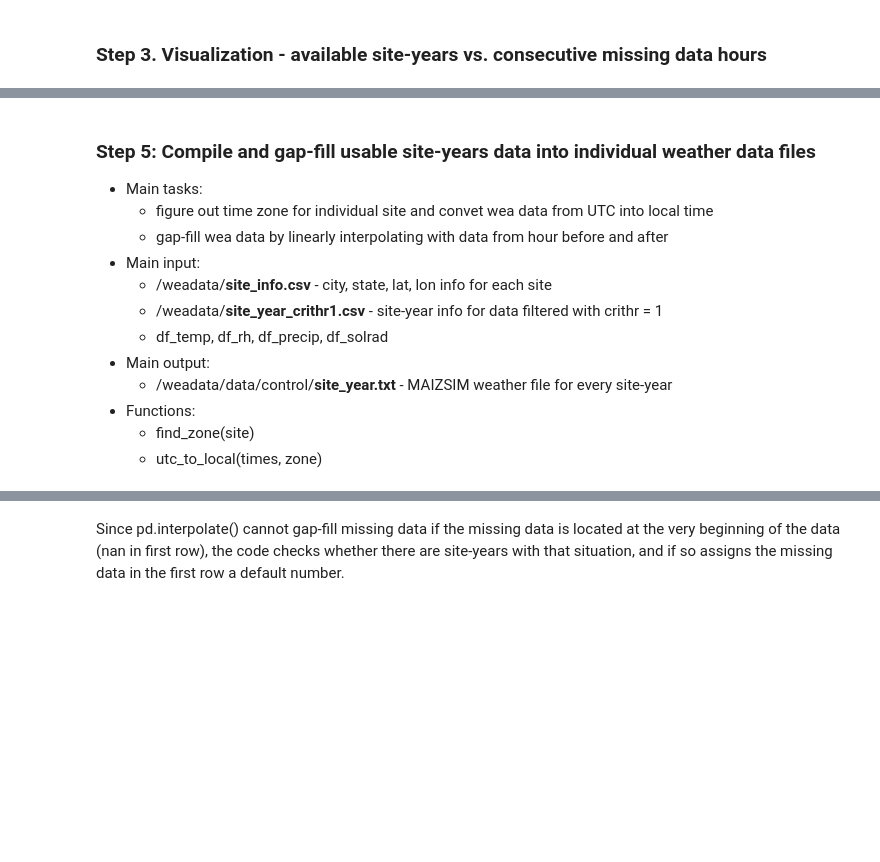
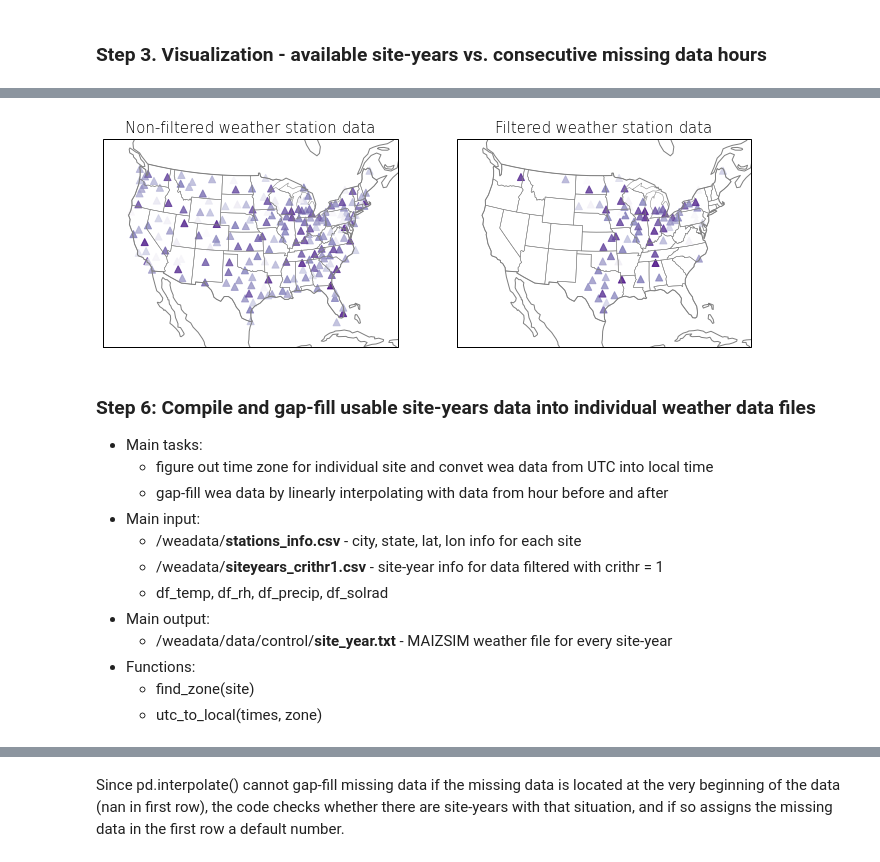
Before and after one commit to jennhsiao/upscale, a Jupyter notebook: notebooks/weafile_process.ipynb, the cells around one changed output, grey strips where cells are left out. Saved outputs shown, nothing was run; the diff lists cells and outputs as text; code cells hidden in the pictures; blank space fills up the shorter version.

```diff
--- a/notebooks/weafile_process.ipynb
+++ b/notebooks/weafile_process.ipynb
@@ -180,0 +340,12 @@ df_numofyears = df_numofyears.reset_index().iloc[:, 1:3]
+# %%
+# filter
+df_filtered = df_summary[(df_summary.area > 50000) & (df_summary.perct_irri < 10)]
+# Mueller & Butler (2018) - 'counties with >10% of their harvested areas irrigated according to the four 1997-2012 census
+# are removed from the anlaysis, as they are known to be significantly less sensitive to temperature.'
+
+# how many site-years left?
+print('prior:', sum(df_summary.years.astype(int)))
+print('after filtering:', sum(df_filtered.years.astype(int)))
+
+# store final filtered site info
+#df_filtered.to_csv('/home/disk/eos8/ach315/upscale/weadata/sites_filtered_crithr1.csv')
@@ -181,11 +364,47 @@ df_numofyears = df_numofyears.reset_index().iloc[:, 1:3]
+# %%
+# creating map with weather station sites only
+from palettable.colorbrewer.sequential import Purples_9
+
+# sites not filtered
+fig = plt.figure(figsize=(10, 5))
+ax1 = fig.add_subplot(1,2,1,
+                      projection=ccrs.AlbersEqualArea(
+                          central_latitude=39.5, central_longitude=-98.35))
+ax1.set_extent([-123, -72, 19, 53])
+ax1.scatter(df_summary.lon.astype(float), df_summary.lat.astype(float),
+            transform=ccrs.PlateCarree(), s=50, marker='^',
+            c=df_summary.years.astype(float), cmap=Purples_9.mpl_colormap, alpha=0.8)
+ax1.add_feature(cfeature.BORDERS, edgecolor='grey')
+ax1.add_feature(cfeature.COASTLINE, edgecolor='grey')
+ax1.add_feature(cfeature.STATES, edgecolor='grey', linewidth=0.5)
+ax1.set_title('Non-filtered weather station data', fontweight='light', fontsize=15)
+
+
+# sites filtered
+ax2 = fig.add_subplot(1,2,2,
+                      projection=ccrs.AlbersEqualArea(
+                          central_latitude=39.5, central_longitude=-98.35))
+ax2.set_extent([-123, -72, 19, 53])
+ax2.scatter(df_filtered.lon.astype(float), df_filtered.lat.astype(float),
+            transform=ccrs.PlateCarree(), s=50, marker='^',
+            c=df_filtered.years.astype(float), cmap=Purples_9.mpl_colormap, alpha=0.8)
+
+ax2.add_feature(cfeature.BORDERS, edgecolor='grey')
+ax2.add_feature(cfeature.COASTLINE, edgecolor='grey')
+ax2.add_feature(cfeature.STATES, edgecolor='grey', linewidth=0.5)
+ax2.set_title('Filtered weather station data', fontweight='light', fontsize=15)
+
+fig.subplots_adjust(left=0.05, bottom=0, right=0.95, top=1)
+# %% [output]
+[figure, added]
 # %% [markdown]
-### Step 5: Compile and gap-fill usable site-years data into individual weather data files
+### Step 6: Compile and gap-fill usable site-years data into individual weather data files
 - Main tasks:
     - figure out time zone for individual site and convet wea data from UTC into local time
     - gap-fill wea data by linearly interpolating with data from hour before and after
 - Main input:
-    - /weadata/**site_info.csv** - city, state, lat, lon info for each site
-    - /weadata/**site_year_crithr1.csv** - site-year info for data filtered with crithr = 1
+    - /weadata/**stations_info.csv** - city, state, lat, lon info for each site
+    - /weadata/**siteyears_crithr1.csv** - site-year info for data filtered with crithr = 1
     - df_temp, df_rh, df_precip, df_solrad
 - Main output:
     - /weadata/data/control/**site_year.txt** - MAIZSIM weather file for every site-year
```
Also changed, not shown: parts of 38 cells of this notebook, 4 other files.
